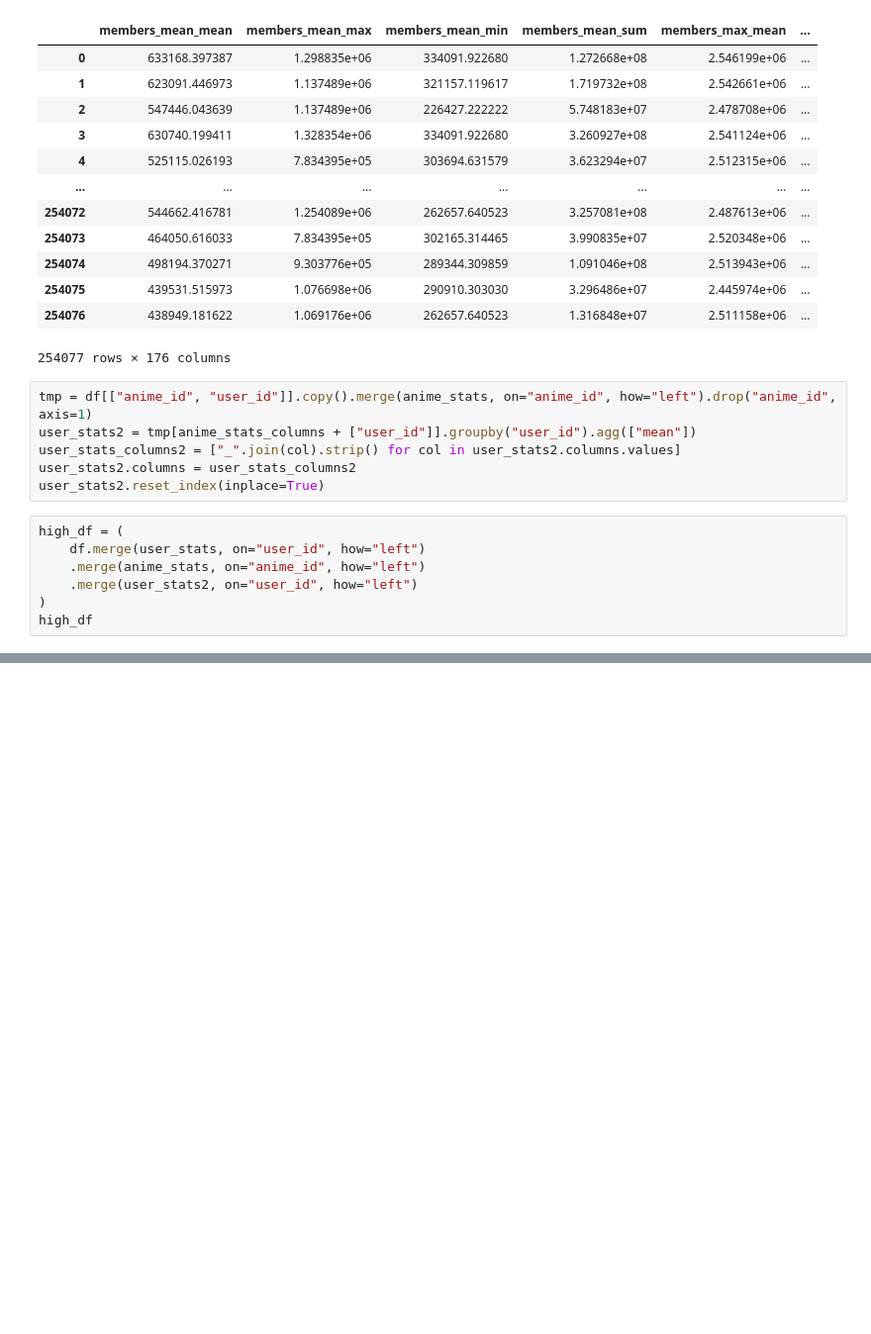
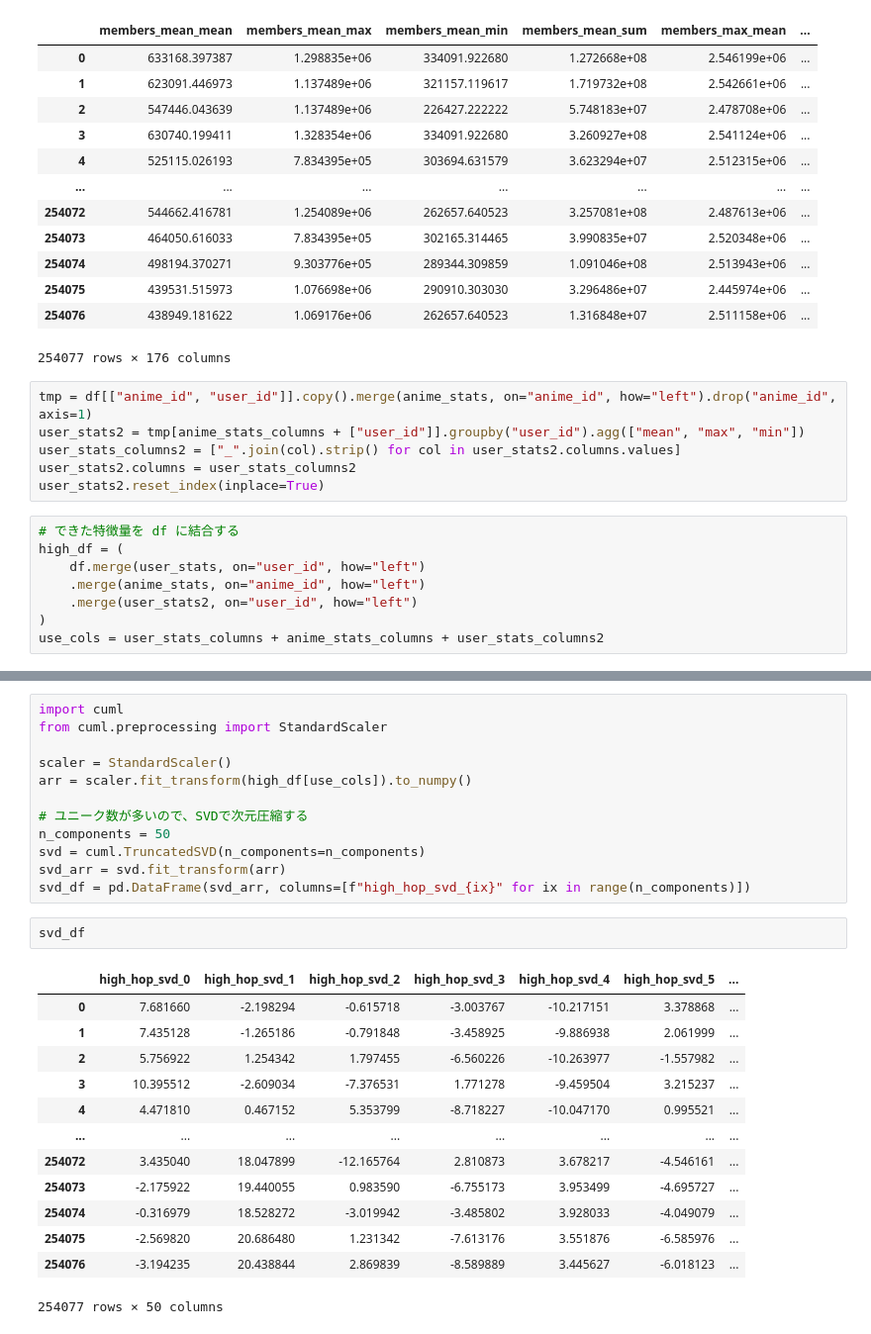
Before and after one commit to unonao/atmacup-15, a Jupyter notebook: notebook/Untitled.ipynb, the cells around one changed output, grey strips where cells are left out. Shown at 99% size. Drawn from its saved outputs; the diff is of its cells as text; blank space fills up the shorter version.

```diff
--- a/notebook/Untitled.ipynb
+++ b/notebook/Untitled.ipynb
@@ -132,14 +132,15 @@ high_df[anime_stats_columns]
 254077 rows × 176 columns
 # %%
 tmp = df[["anime_id", "user_id"]].copy().merge(anime_stats, on="anime_id", how="left").drop("anime_id", axis=1)
-user_stats2 = tmp[anime_stats_columns + ["user_id"]].groupby("user_id").agg(["mean"])
+user_stats2 = tmp[anime_stats_columns + ["user_id"]].groupby("user_id").agg(["mean", "max", "min"])
 user_stats_columns2 = ["_".join(col).strip() for col in user_stats2.columns.values]
 user_stats2.columns = user_stats_columns2
 user_stats2.reset_index(inplace=True)
 # %%
+# できた特徴量を df に結合する
 high_df = (
     df.merge(user_stats, on="user_id", how="left")
     .merge(anime_stats, on="anime_id", how="left")
     .merge(user_stats2, on="user_id", how="left")
 )
-high_df
+use_cols = user_stats_columns + anime_stats_columns + user_stats_columns2
@@ -159,0 +162,28 @@ high_df
+# %%
+import cuml
+from cuml.preprocessing import StandardScaler
+
+scaler = StandardScaler()
+arr = scaler.fit_transform(high_df[use_cols]).to_numpy()
+
+# ユニーク数が多いので、SVDで次元圧縮する
+n_components = 50
+svd = cuml.TruncatedSVD(n_components=n_components)
+svd_arr = svd.fit_transform(arr)
+svd_df = pd.DataFrame(svd_arr, columns=[f"high_hop_svd_{ix}" for ix in range(n_components)])
+# %%
+svd_df
+# %% [output]
+|  | high_hop_svd_0 | high_hop_svd_1 | high_hop_svd_2 | high_hop_svd_3 | high_hop_svd_4 | high_hop_svd_5 | ... |
+| 0 | 7.681660 | -2.198294 | -0.615718 | -3.003767 | -10.217151 | 3.378868 | ... |
+| 1 | 7.435128 | -1.265186 | -0.791848 | -3.458925 | -9.886938 | 2.061999 | ... |
+| 2 | 5.756922 | 1.254342 | 1.797455 | -6.560226 | -10.263977 | -1.557982 | ... |
+| 3 | 10.395512 | -2.609034 | -7.376531 | 1.771278 | -9.459504 | 3.215237 | ... |
+| 4 | 4.471810 | 0.467152 | 5.353799 | -8.718227 | -10.047170 | 0.995521 | ... |
+| ... | ... | ... | ... | ... | ... | ... | ... |
+| 254072 | 3.435040 | 18.047899 | -12.165764 | 2.810873 | 3.678217 | -4.546161 | ... |
+| 254073 | -2.175922 | 19.440055 | 0.983590 | -6.755173 | 3.953499 | -4.695727 | ... |
+| 254074 | -0.316979 | 18.528272 | -3.019942 | -3.485802 | 3.928033 | -4.049079 | ... |
+| 254075 | -2.569820 | 20.686480 | 1.231342 | -7.613176 | 3.551876 | -6.585976 | ... |
+| 254076 | -3.194235 | 20.438844 | 2.869839 | -8.589889 | 3.445627 | -6.018123 | ... |
+254077 rows × 50 columns
```
Also changed, not shown: parts of 2 cells of this notebook, 8 other files.
